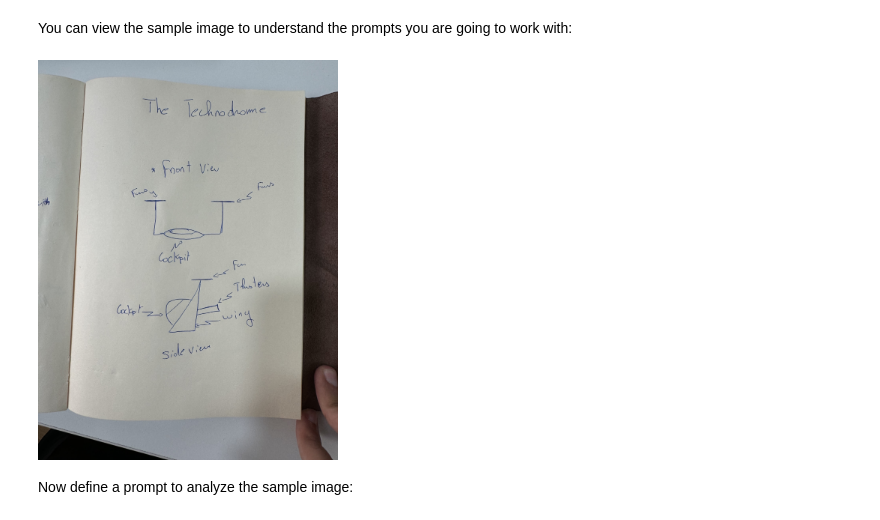
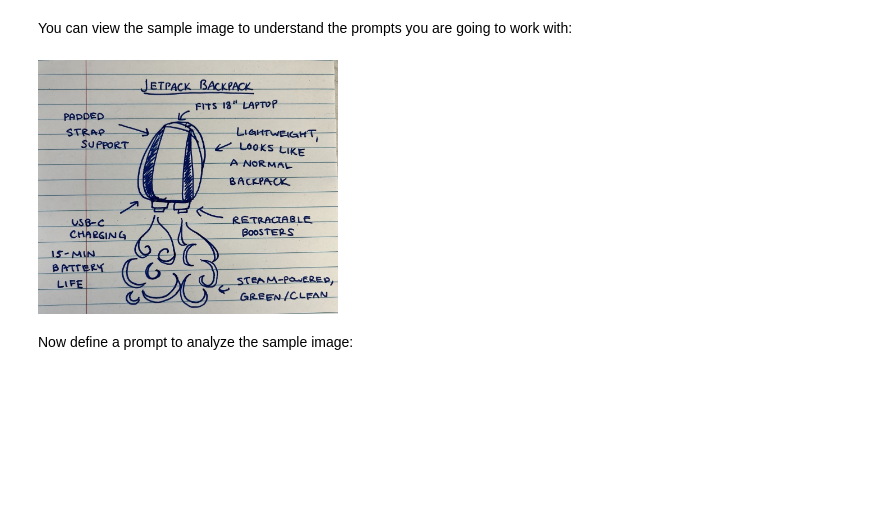
Before and after one commit to Fubuzz/git_practice, a Jupyter notebook: examples/Market_a_Jet_Backpack.ipynb, the cells around one changed output. Cells and saved outputs as stored; diff of their text form; code cells hidden in the pictures; blank space fills up the shorter version.

```diff
--- a/examples/Market_a_Jet_Backpack.ipynb
+++ b/examples/Market_a_Jet_Backpack.ipynb
@@ -41,10 +63,10 @@ productSketchUrl = "https://storage.googleapis.com/generativeai-downloads/images
 # %% [markdown]
 You can view the sample image to understand the prompts you are going to work with:
 # %%
-img = PIL.Image.open('Technodrome.jpg')
-display(Image('Technodrome.jpg', width=300))
+img = PIL.Image.open('/content/psketch.jpg')
+display(Image('jetpack.jpg', width=300))
 # %% [output]
-[figure, old version]
+[figure, new version]
 # %% [markdown]
 Now define a prompt to analyze the sample image:
 # %%
```
Also changed, not shown: parts of 18 cells of this notebook.
